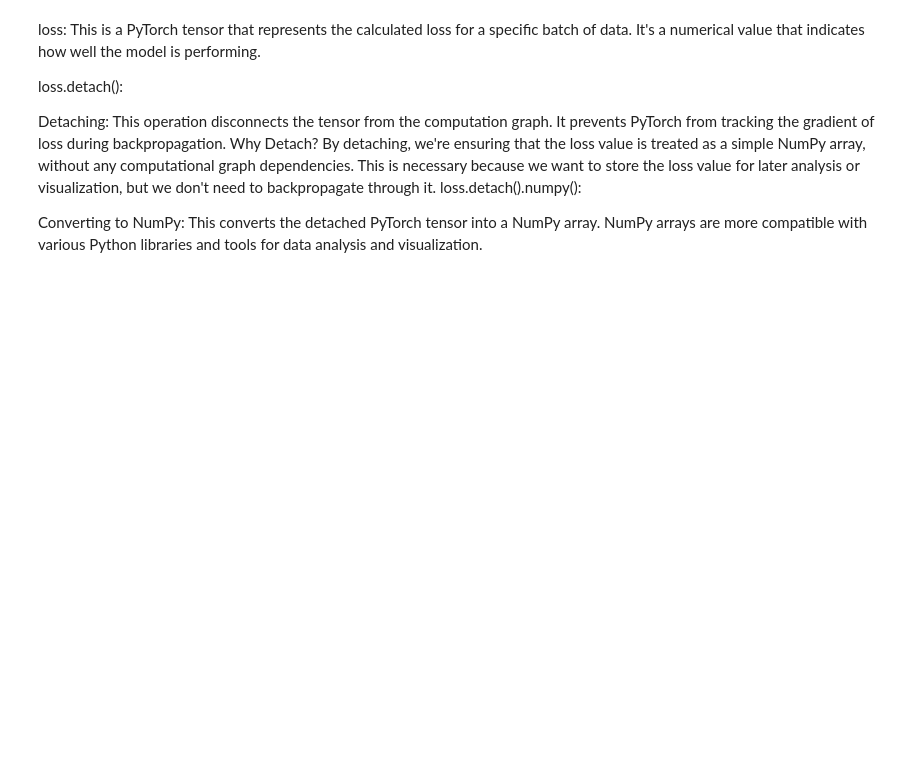
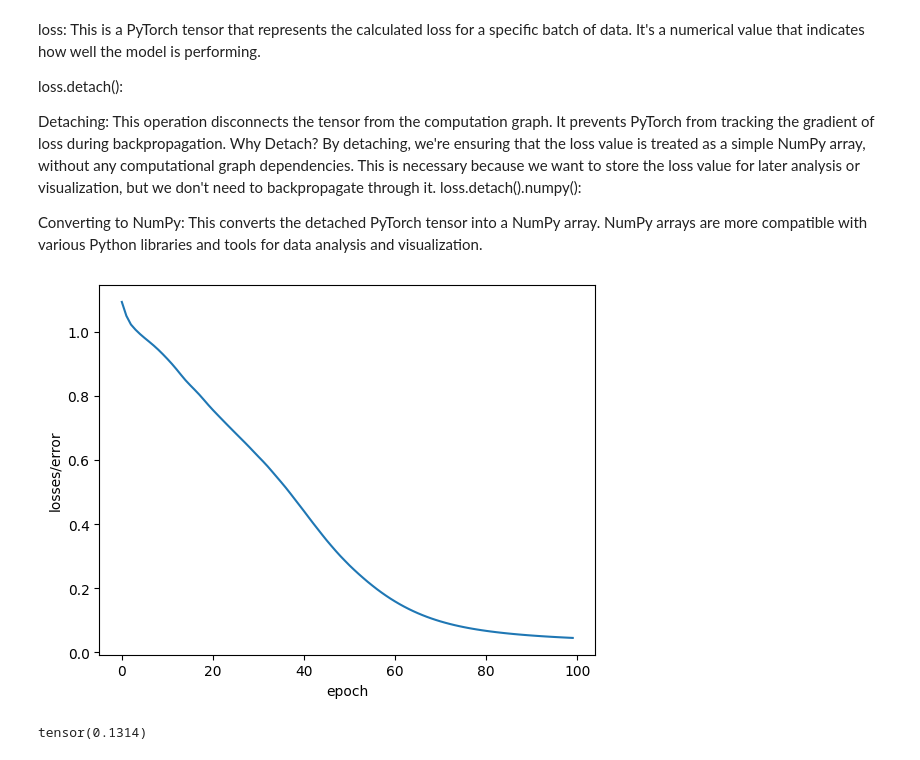
Before and after one commit to kamadomin/PyTorchLearning, a Jupyter notebook: Simple_NN_Network.ipynb, the cells around one changed output. Cells and saved outputs as stored; diff of their text form; code cells hidden in the pictures; blank space fills up the shorter version.

```diff
--- a/Simple_NN_Network.ipynb
+++ b/Simple_NN_Network.ipynb
@@ -127,7 +127,7 @@ y_test = torch.LongTensor(y_test)
 criterion = nn. CrossEntropyLoss()
 
 # choose Adam optimizer, lr - learning rate( if error after couple of iterations- epochs - doesnt deacrease we need lower lr)
-optimzer = torch.optim.Adam(model.parameters(), lr=0.01)
+optimizer = torch.optim.Adam(model.parameters(), lr=0.01)
 # %% [markdown]
  It combines the best aspects of two other optimization algorithms: Stochastic Gradient Descent (SGD) and RMSprop
 # %%
@@ -150,8 +150,11 @@ for i in range(epochs):
 
   losses.append(loss.detach().numpy())
 
+  # print every 10th epoch
+  if i % 10 == 0:
+    print(f'Epoch: {i} and loss{loss}')
+
   # DO some back propagation: take the error rate from forward propagation and feed it back  through the network  to fine tune the weights
-
   optimizer.zero_grad() # Clears the old gradient values, ensuring gradients from the previous iterations don’t accumulate.
   loss.backward() # Performs backpropagation to calculate the new gradients of the loss with respect to each parameter (weights).
   optimizer.step() # Uses the calculated gradients to update the model's parameters, moving them toward values that minimize the los
@@ -165,3 +179,11 @@ Why Detach? By detaching, we're ensuring that the loss value is treated as a sim
 loss.detach().numpy():
 
 Converting to NumPy: This converts the detached PyTorch tensor into a NumPy array. NumPy arrays are more compatible with various Python libraries and tools for data analysis and visualization.
+# %%
+#plt.plot(range(epochs,losses))
+plt.plot(range(epochs), losses)
+plt.ylabel('losses/error')
+plt.xlabel('epoch')
+plt.show()
+# %% [output]
+[figure, added]
@@ -167,0 +196,4 @@ Converting to NumPy: This converts the detached PyTorch tensor into a NumPy arra
+# %%
+loss
+# %% [output]
+tensor(0.1314)
```
Also changed, not shown: parts of 3 cells of this notebook.
